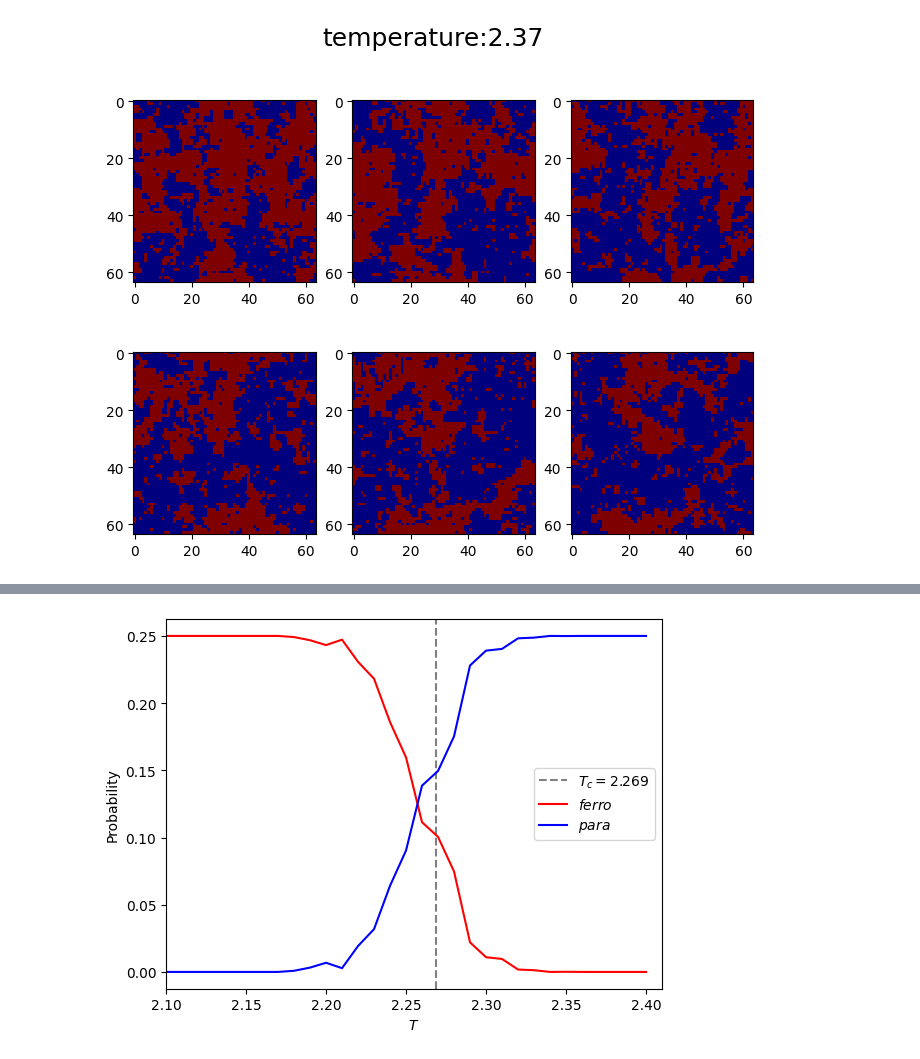
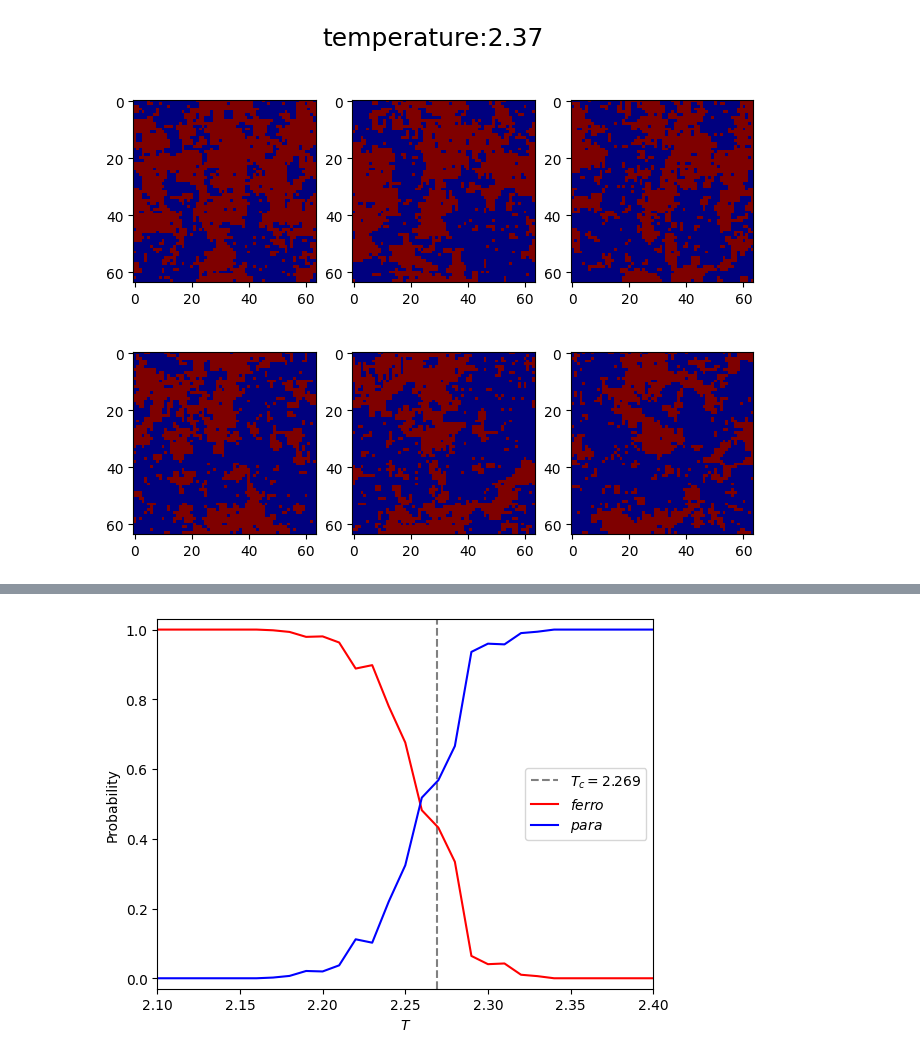
Before and after one commit to tatsuya0926/spin-configuration-learning, a Jupyter notebook: learning/train/train_cnn_Ising.ipynb, the cells around one changed output, grey strips where cells are left out. Cells and saved outputs as stored; diff of their text form; code cells hidden in the pictures.

```diff
--- a/learning/train/train_cnn_Ising.ipynb
+++ b/learning/train/train_cnn_Ising.ipynb
@@ -56,8 +56,8 @@ for num in range(0, 30, 3):
 [figure]
 # %%
 # hold out
-dataset, _ = create_train_data_CV(prm_list, ndata, T_cr, exclude_T=exclude_T, total_label=2)
-_, _, test_dataset = create_train_data_hold_out(prm_list, ndata, T_cr, exclude_T=exclude_T, total_label=2)
+dataset, _ = create_train_data_CV(prm_list, ndata, T_cr, exclude_T=exclude_T, total_label=2, split_num=99)
+_, _, test_dataset = create_train_data_hold_out(prm_list, ndata, T_cr, exclude_T=exclude_T, total_label=2, split_num=99)
 
 BATCH_SIZE=128
 test_loader = DataLoader(test_dataset, batch_size=BATCH_SIZE, shuffle=False)
@@ -260,11 +260,12 @@ Done.
 # %%
 plt.axvline(x=T_cr, ymin=0, ymax=1, ls="dashed", color="gray", label=r"$T_c={}$".format(T_cr))
 plt.xlim(t_start,t_end)
+plt.ylim(-0.03,1.03)
 plt.plot(xs, y1s_mean, label=r"$ferro$", color="red")
 plt.plot(xs, y2s_mean, label=r"$para$", color="blue")
 plt.legend()
 plt.xlabel(r"$T$")
 plt.ylabel(r"Probability")
 plt.show()
 # %% [output]
-[figure, old version]
+[figure, new version]
```
Also changed, not shown: parts of 2 cells of this notebook, 1 other file.
